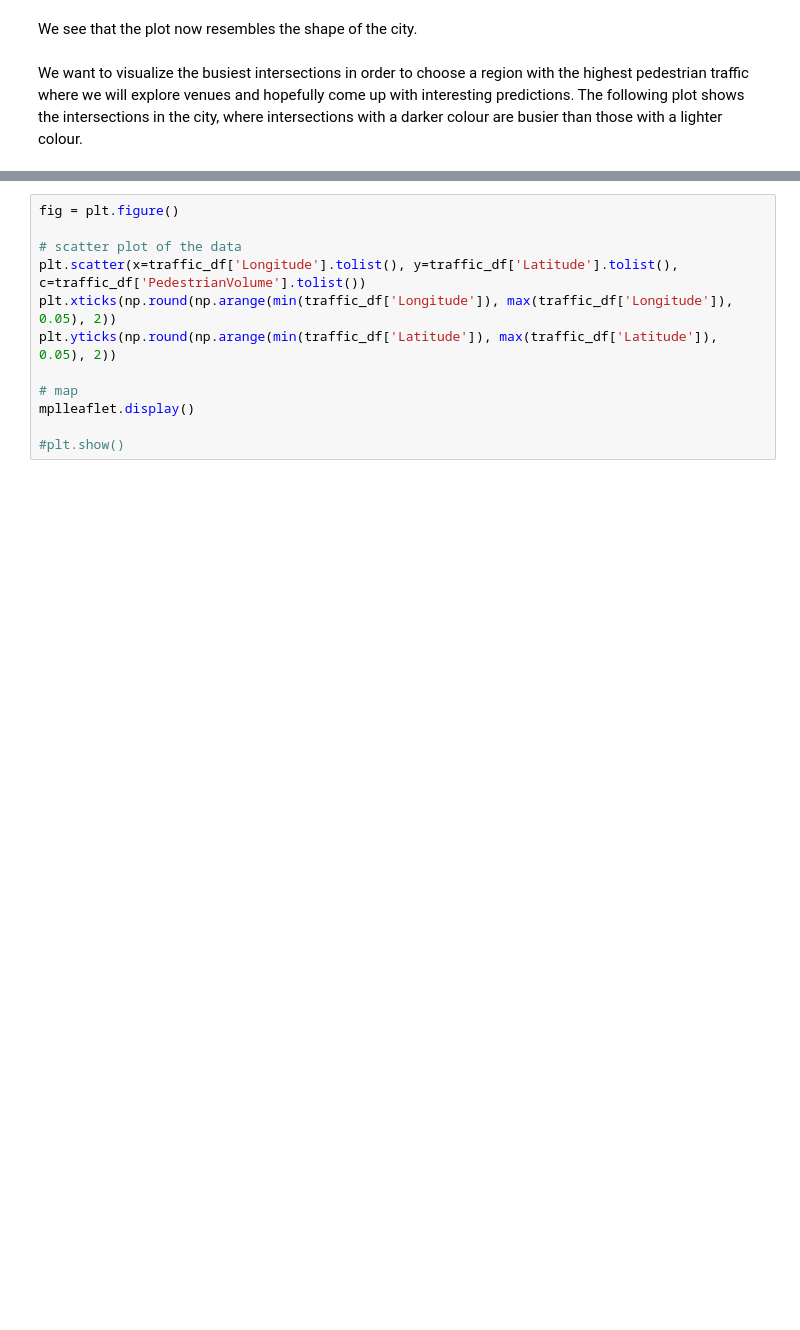
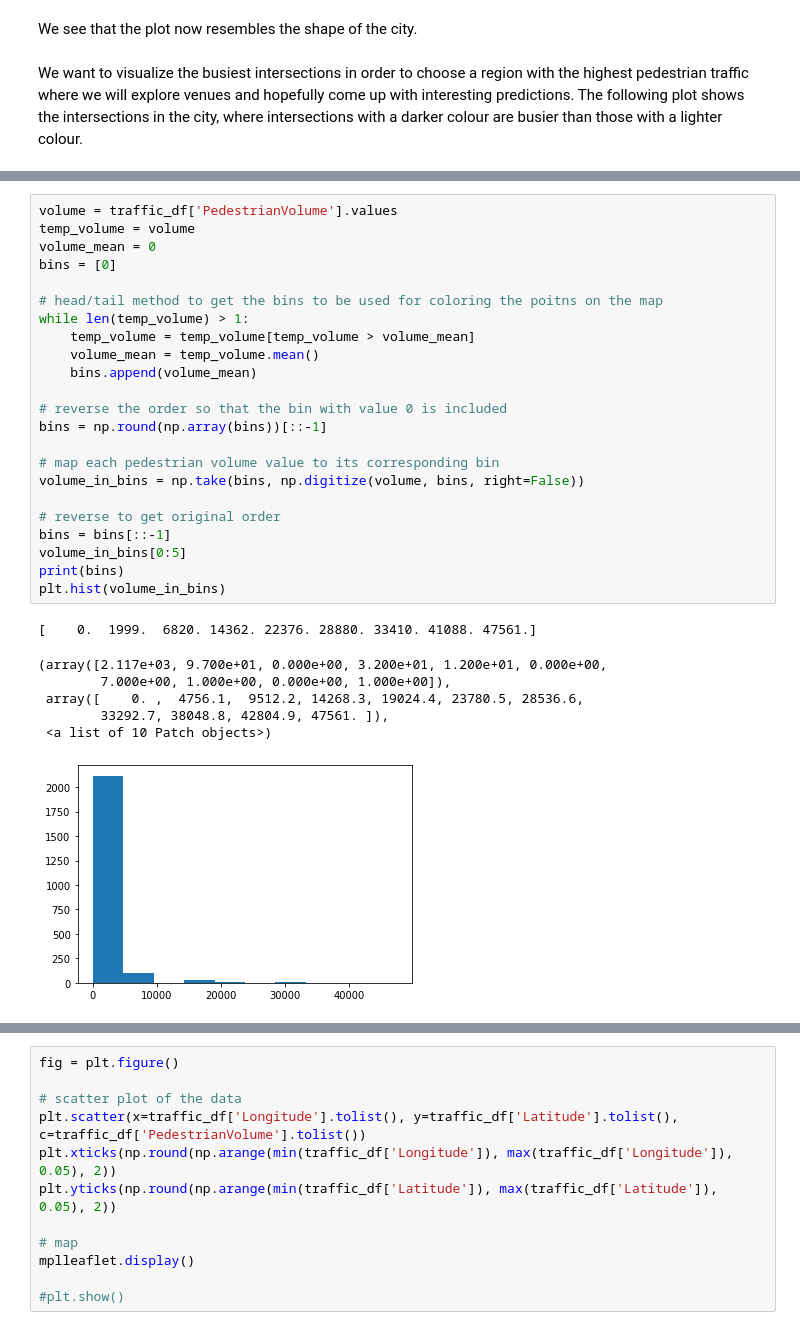
Before and after one commit to FuegoDiego/Coursera_Capstone, a Jupyter notebook: Predicting the Popularity of Venues in Downtown Toronto.ipynb, the cells around one changed output, grey strips where cells are left out. Saved outputs shown, nothing was run; the diff lists cells and outputs as text; blank space fills up the shorter version.

```diff
--- a/Predicting the Popularity of Venues in Downtown Toronto.ipynb
+++ b/Predicting the Popularity of Venues in Downtown Toronto.ipynb
@@ -137,0 +244,31 @@ m
+# %%
+volume = traffic_df['PedestrianVolume'].values
+temp_volume = volume
+volume_mean = 0
+bins = [0]
+
+# head/tail method to get the bins to be used for coloring the poitns on the map
+while len(temp_volume) > 1:
+    temp_volume = temp_volume[temp_volume > volume_mean]
+    volume_mean = temp_volume.mean()
+    bins.append(volume_mean)
+
+# reverse the order so that the bin with value 0 is included
+bins = np.round(np.array(bins))[::-1]
+
+# map each pedestrian volume value to its corresponding bin
+volume_in_bins = np.take(bins, np.digitize(volume, bins, right=False))
+
+# reverse to get original order
+bins = bins[::-1]
+volume_in_bins[0:5]
+print(bins)
+plt.hist(volume_in_bins)
+# %% [output]
+[    0.  1999.  6820. 14362. 22376. 28880. 33410. 41088. 47561.]
+(array([2.117e+03, 9.700e+01, 0.000e+00, 3.200e+01, 1.200e+01, 0.000e+00,
+        7.000e+00, 1.000e+00, 0.000e+00, 1.000e+00]),
+ array([    0. ,  4756.1,  9512.2, 14268.3, 19024.4, 23780.5, 28536.6,
+        33292.7, 38048.8, 42804.9, 47561. ]),
+ <a list of 10 Patch objects>)
+[figure, added]
```
Also changed, not shown: parts of 16 cells of this notebook.
